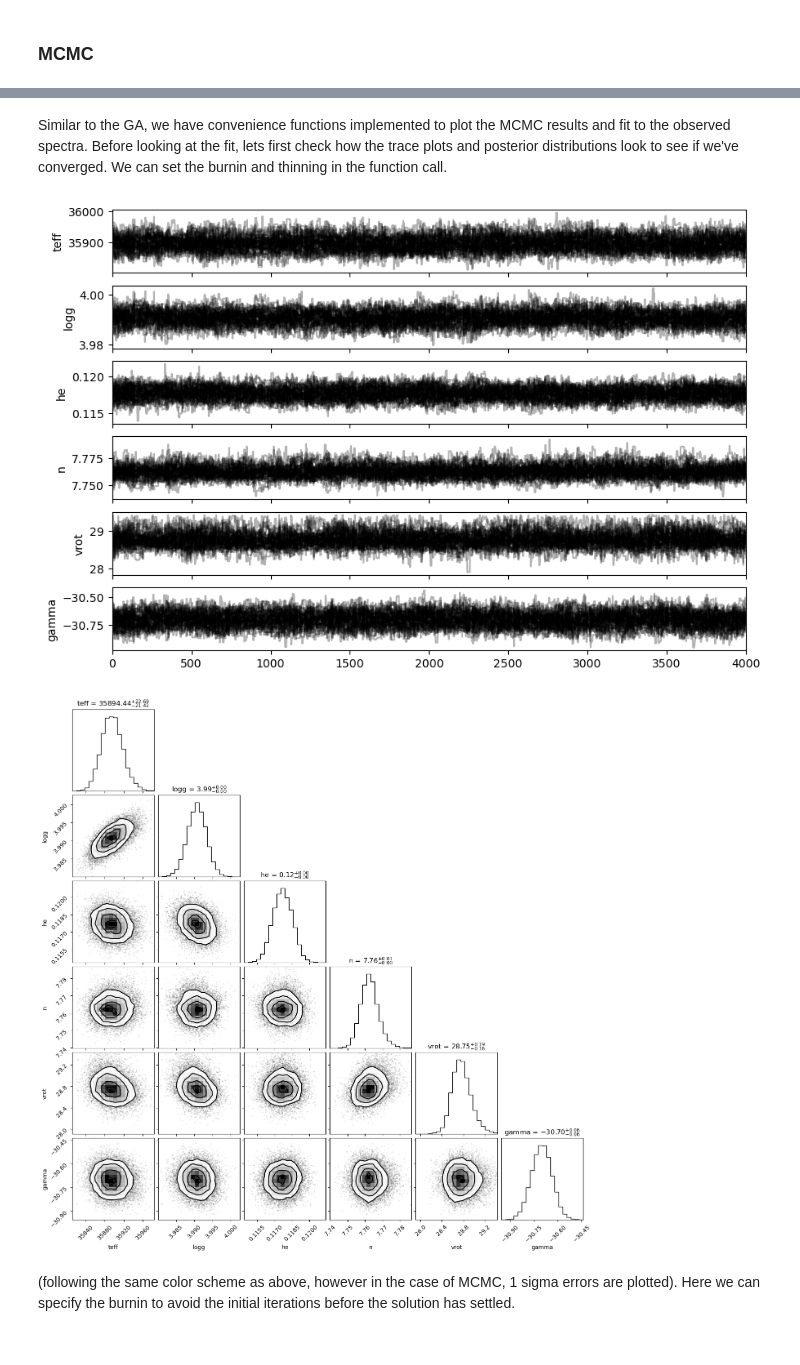
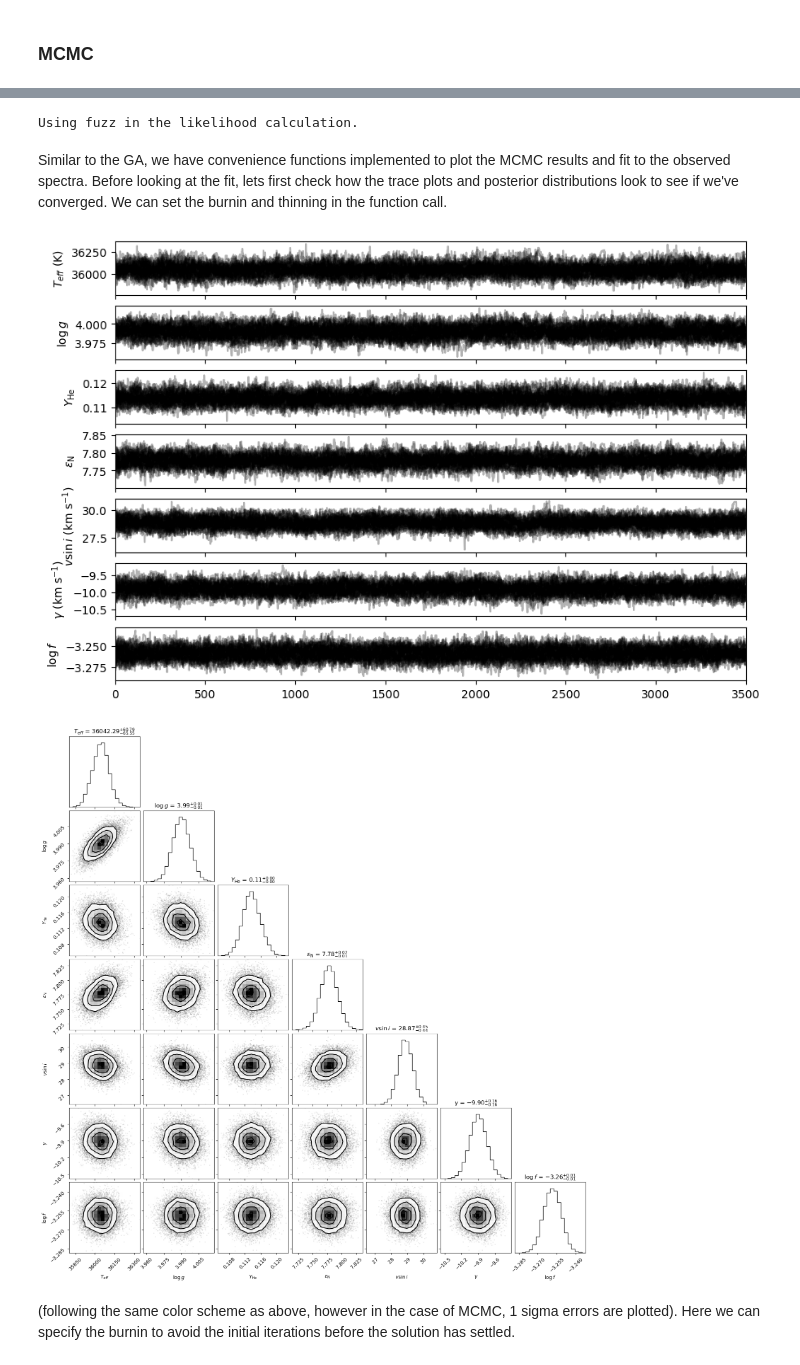
Before and after one commit to MichaelAbdul-Masih/SpecFANN, a Jupyter notebook: SpecFANN_Tutorial.ipynb, the cells around one changed output, grey strips where cells are left out. Saved outputs shown, nothing was run; the diff lists cells and outputs as text; code cells hidden in the pictures.

```diff
--- a/SpecFANN_Tutorial.ipynb
+++ b/SpecFANN_Tutorial.ipynb
@@ -161,12 +171,14 @@ Here we use the emcee package [(webpage)](https://emcee.readthedocs.io/en/stable
 # %%
-s.run_mcmc(initial_positions=s.GA_results.best_fit_model, n_walkers=50, n_steps=5000)
+s.run_mcmc(initial_positions=s.GA_results, n_walkers=50, n_steps=5000, fuzz=True)
+# %% [output]
+Using fuzz in the likelihood calculation.
 # %% [markdown]
 Similar to the GA, we have convenience functions implemented to plot the MCMC results and fit to the observed spectra.  Before looking at the fit, lets first check how the trace plots and posterior distributions look to see if we've converged. We can set the burnin and thinning in the function call.
 # %%
-s.plot_MCMC_results(burnin=1000, thin=10)
+s.plot_MCMC_results(burnin=1500, thin=10)
 # %% [output]
-[figure, old version]
+[figure, new version]
-[figure, old version]
+[figure, new version]
 # %% [markdown]
 (following the same color scheme as above, however in the case of MCMC, 1 sigma errors are plotted).  Here we can specify the burnin to avoid the initial iterations before the solution has settled.
 # %%
```
Also changed, not shown: parts of 31 cells of this notebook, 3 other files.
